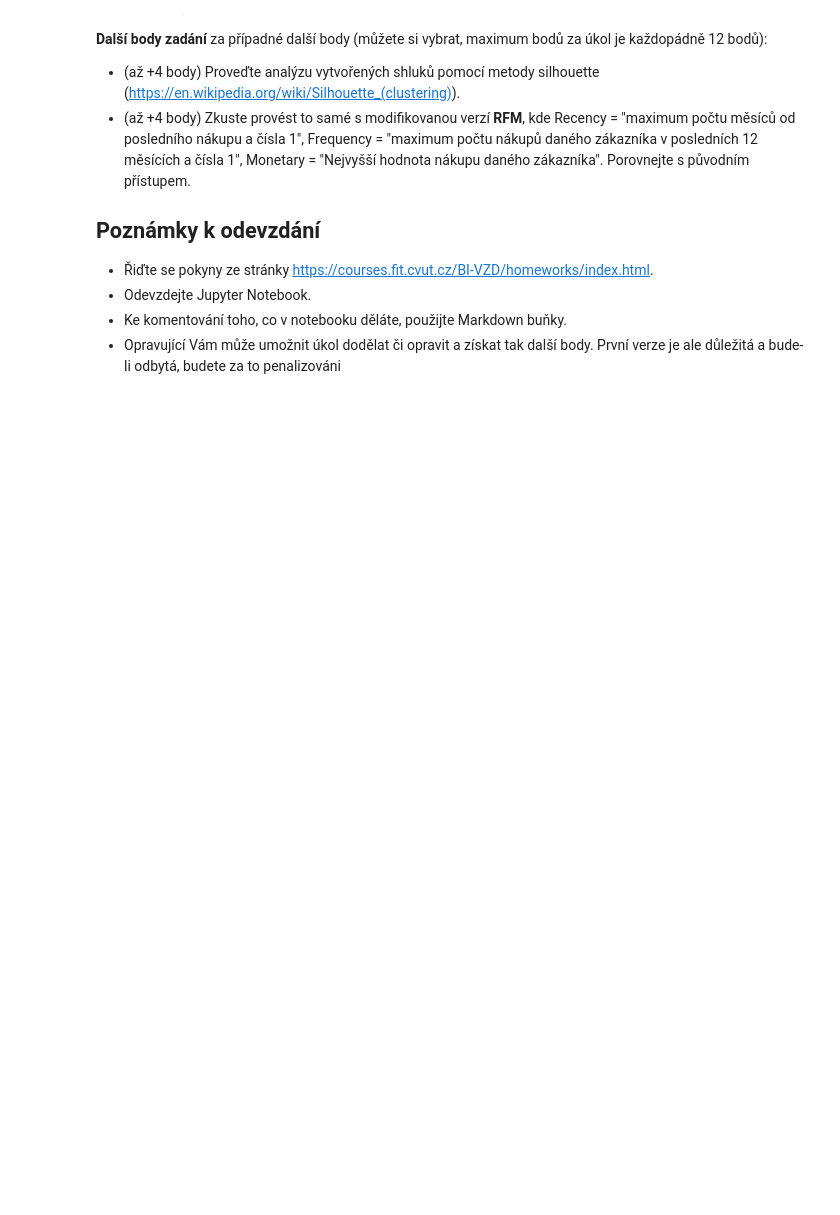
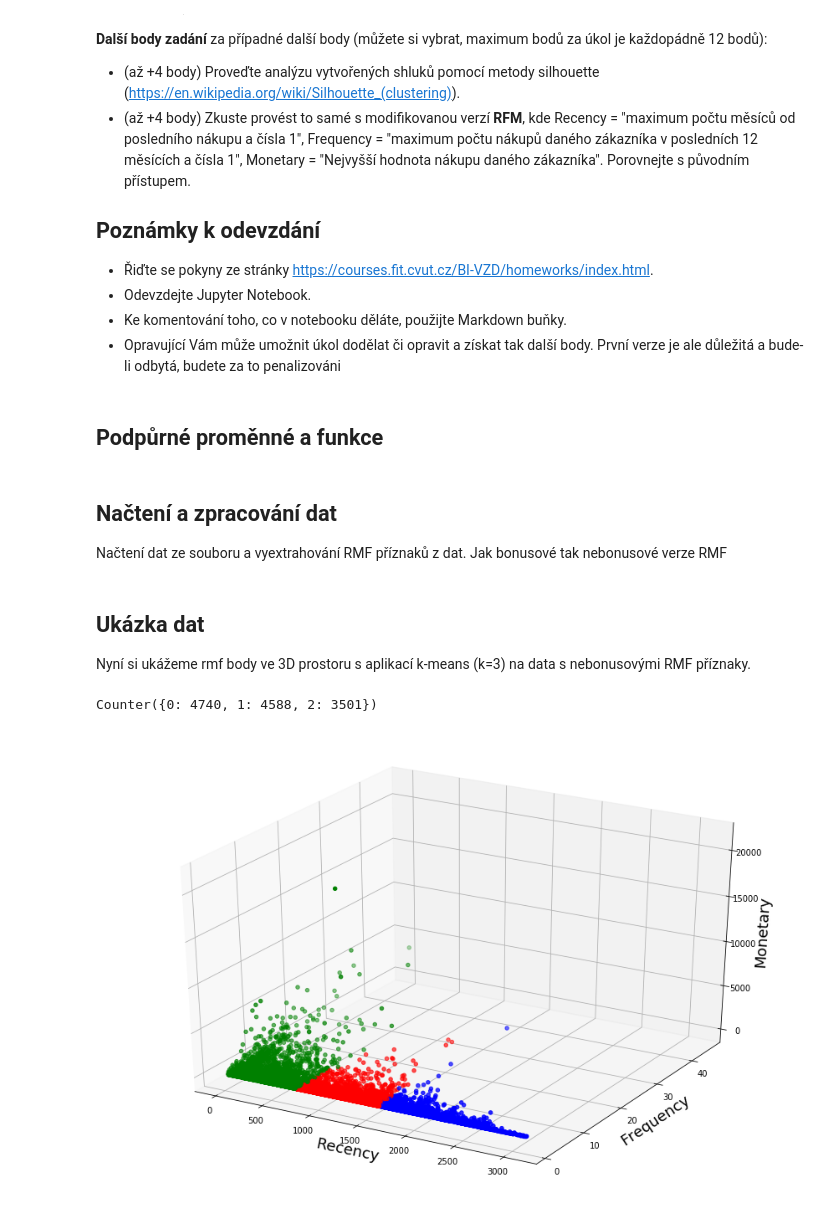
Before and after one commit to JahodaPaul/FIT_CTU, a Jupyter notebook: 03/homework_03_B191.ipynb, the cells around one changed output. Saved outputs shown, nothing was run; the diff lists cells and outputs as text; code cells hidden in the pictures; blank space fills up the shorter version.

```diff
--- a/03/homework_03_B191.ipynb
+++ b/03/homework_03_B191.ipynb
@@ -47,3 +47,39 @@ df.head()
   * Odevzdejte Jupyter Notebook.
   * Ke komentování toho, co v notebooku děláte, použijte Markdown buňky.
   * Opravující Vám může umožnit úkol dodělat či opravit a získat tak další body. První verze je ale důležitá a bude-li odbytá, budete za to penalizováni
+# %% [markdown]
+## Podpůrné proměnné a funkce
+# %%
+%matplotlib inline
+import datetime
+import numpy as np
+import matplotlib.pyplot as plt
+from mpl_toolkits.mplot3d import Axes3D
+import matplotlib
+import matplotlib.patches as mpatches
+from sklearn.cluster import KMeans
+import collections, numpy
+
+#plt.rcParams['figure.figsize'] = [15, 10]
+plt.rc('figure',figsize = [15, 10])
+plt.rc('axes', titlesize=20)
+plt.rc('axes', labelsize=18)
+
+LABEL_COLOR_MAP = {0 : 'r', 1 : 'g', 2 : 'b', 3 : 'c', 4 : 'm', 5 : 'y', 6 : 'k'}
+INT_MAX = 2147483647
+
+def myNorm(X):
+    myMaxes = [0 for i in range(len(X[0]))]
+    for item in X:
+        for i in range(len(item)):
+            if item[i] > myMaxes[i]:
+                myMaxes[i] = item[i]
+
+    for j in range(len(X)):
+        for i in range(len(X[j])):
+            X[j][i] /= float(myMaxes[i])
+
+    return X
+# %% [markdown]
+## Načtení a zpracování dat
+Načtení dat ze souboru a vyextrahování RMF příznaků z dat. Jak bonusové tak nebonusové verze RMF
@@ -49,0 +155,16 @@ df.head()
+# %% [markdown]
+## Ukázka dat
+Nyní si ukážeme rmf body ve 3D prostoru s aplikací k-means (k=3) na data s nebonusovými RMF příznaky.
+# %%
+kmeans = KMeans(n_clusters=3, random_state=0).fit(rmfDataFrame)
+print(collections.Counter(kmeans.labels_))
+label_color = [LABEL_COLOR_MAP[l] for l in kmeans.labels_]
+ax = plt.figure().add_subplot(111, projection='3d')
+ax.scatter(rmfDataFrame[:,0],rmfDataFrame[:,1],rmfDataFrame[:,2],color=label_color)
+ax.set_xlabel("Recency")
+ax.set_ylabel("Frequency")
+ax.set_zlabel("Monetary")
+plt.show()
+# %% [output]
+Counter({0: 4740, 1: 4588, 2: 3501})
+[figure, added]
```
Also changed, not shown: parts of 11 cells of this notebook, 1 other file.
